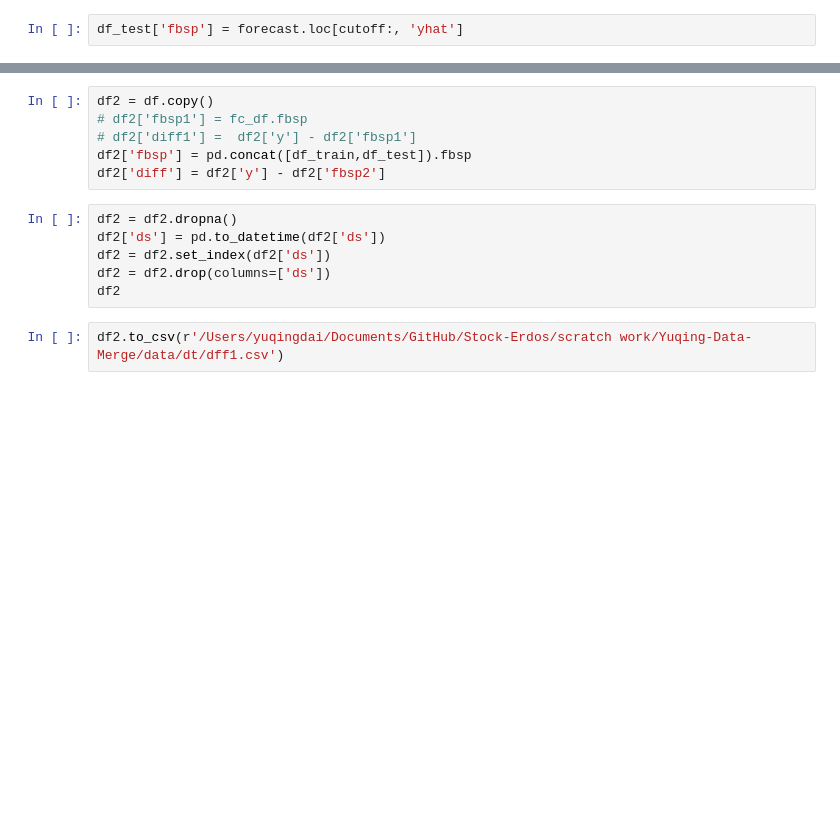
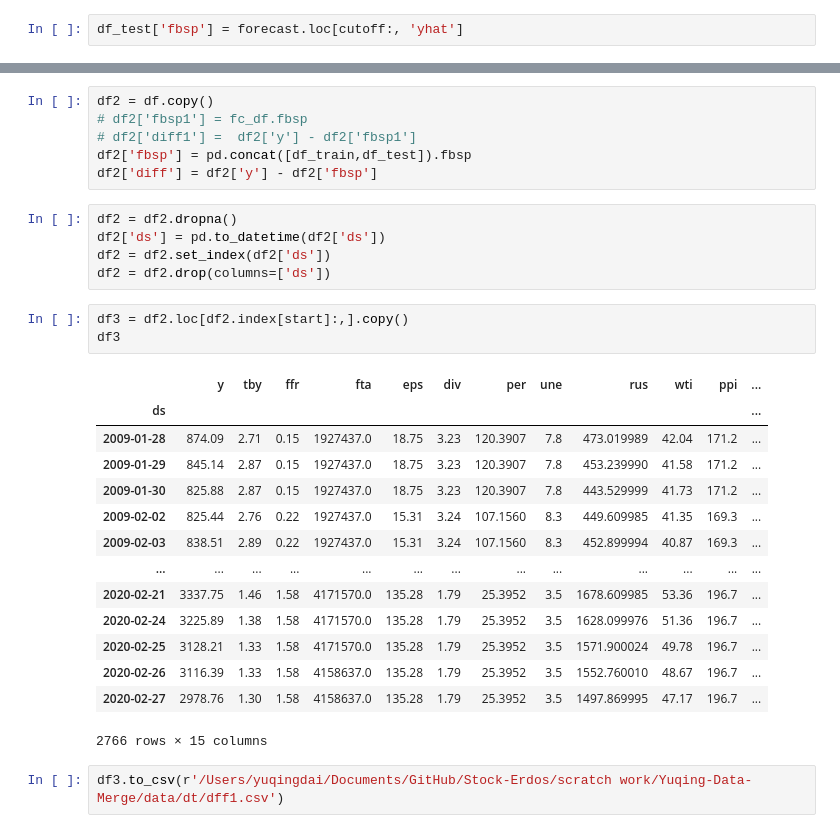
Before and after one commit to shelbycox/Stock-Erdos, a Jupyter notebook: scratch work/Yuqing-Data-Merge/Scenario1.ipynb, the cells around one changed output, grey strips where cells are left out. Cells and saved outputs as stored; diff of their text form; blank space fills up the shorter version.

```diff
--- a/scratch work/Yuqing-Data-Merge/Scenario1.ipynb
+++ b/scratch work/Yuqing-Data-Merge/Scenario1.ipynb
@@ -220,12 +248,29 @@ df2 = df.copy()
 # df2['fbsp1'] = fc_df.fbsp
 # df2['diff1'] =  df2['y'] - df2['fbsp1']
 df2['fbsp'] = pd.concat([df_train,df_test]).fbsp
-df2['diff'] = df2['y'] - df2['fbsp2']
+df2['diff'] = df2['y'] - df2['fbsp']
 # %%
 df2 = df2.dropna()
 df2['ds'] = pd.to_datetime(df2['ds'])
 df2 = df2.set_index(df2['ds'])
 df2 = df2.drop(columns=['ds'])
-df2
+# %%
+df3 = df2.loc[df2.index[start]:,].copy()
+df3
+# %% [output]
+|  | y | tby | ffr | fta | eps | div | per | une | rus | wti | ppi | ... |
+| ds |  |  |  |  |  |  |  |  |  |  |  | ... |
+| 2009-01-28 | 874.09 | 2.71 | 0.15 | 1927437.0 | 18.75 | 3.23 | 120.3907 | 7.8 | 473.019989 | 42.04 | 171.2 | ... |
+| 2009-01-29 | 845.14 | 2.87 | 0.15 | 1927437.0 | 18.75 | 3.23 | 120.3907 | 7.8 | 453.239990 | 41.58 | 171.2 | ... |
+| 2009-01-30 | 825.88 | 2.87 | 0.15 | 1927437.0 | 18.75 | 3.23 | 120.3907 | 7.8 | 443.529999 | 41.73 | 171.2 | ... |
+| 2009-02-02 | 825.44 | 2.76 | 0.22 | 1927437.0 | 15.31 | 3.24 | 107.1560 | 8.3 | 449.609985 | 41.35 | 169.3 | ... |
+| 2009-02-03 | 838.51 | 2.89 | 0.22 | 1927437.0 | 15.31 | 3.24 | 107.1560 | 8.3 | 452.899994 | 40.87 | 169.3 | ... |
+| ... | ... | ... | ... | ... | ... | ... | ... | ... | ... | ... | ... | ... |
+| 2020-02-21 | 3337.75 | 1.46 | 1.58 | 4171570.0 | 135.28 | 1.79 | 25.3952 | 3.5 | 1678.609985 | 53.36 | 196.7 | ... |
+| 2020-02-24 | 3225.89 | 1.38 | 1.58 | 4171570.0 | 135.28 | 1.79 | 25.3952 | 3.5 | 1628.099976 | 51.36 | 196.7 | ... |
+| 2020-02-25 | 3128.21 | 1.33 | 1.58 | 4171570.0 | 135.28 | 1.79 | 25.3952 | 3.5 | 1571.900024 | 49.78 | 196.7 | ... |
+| 2020-02-26 | 3116.39 | 1.33 | 1.58 | 4158637.0 | 135.28 | 1.79 | 25.3952 | 3.5 | 1552.760010 | 48.67 | 196.7 | ... |
+| 2020-02-27 | 2978.76 | 1.30 | 1.58 | 4158637.0 | 135.28 | 1.79 | 25.3952 | 3.5 | 1497.869995 | 47.17 | 196.7 | ... |
+2766 rows × 15 columns
 # %%
-df2.to_csv(r'/Users/yuqingdai/Documents/GitHub/Stock-Erdos/scratch work/Yuqing-Data-Merge/data/dt/dff1.csv')
+df3.to_csv(r'/Users/yuqingdai/Documents/GitHub/Stock-Erdos/scratch work/Yuqing-Data-Merge/data/dt/dff1.csv')
```
Also changed, not shown: parts of 14 cells of this notebook.
